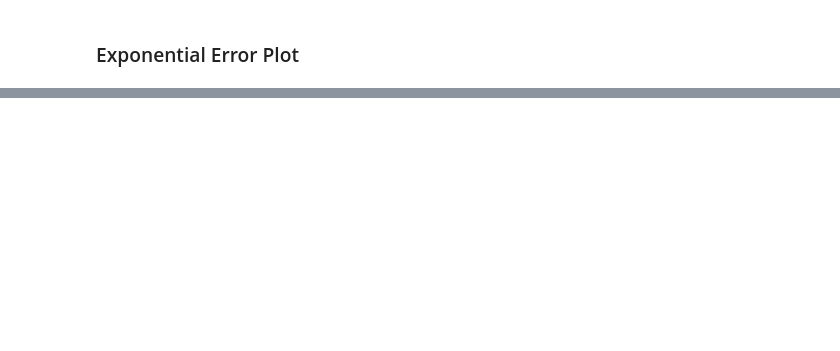
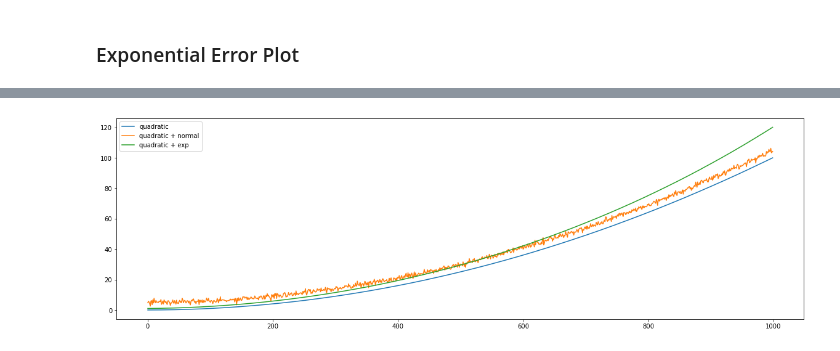
Before and after one commit to FreeLike76/KpiDataScience, a Jupyter notebook: main.ipynb, the cells around one changed output, grey strips where cells are left out. Saved outputs shown, nothing was run; the diff lists cells and outputs as text; code cells hidden in the pictures; blank space fills up the shorter version.

```diff
--- a/main.ipynb
+++ b/main.ipynb
@@ -128,0 +163,11 @@ plt.his
+# %%
+quadratic_model_normal = quadratic_model + normal_error
+quadratic_model_exp = quadratic_model + exp_error
+
+plt.plot(np.arange(SELECTION_SIZE), quadratic_model, label="quadratic")
+plt.plot(np.arange(SELECTION_SIZE), quadratic_model_normal, label="quadratic + normal")
+plt.plot(np.arange(SELECTION_SIZE), quadratic_model_exp, label="quadratic + exp")
+plt.legend()
+plt.show()
+# %% [output]
+[figure, added]
```
Also changed, not shown: parts of 6 cells of this notebook.
